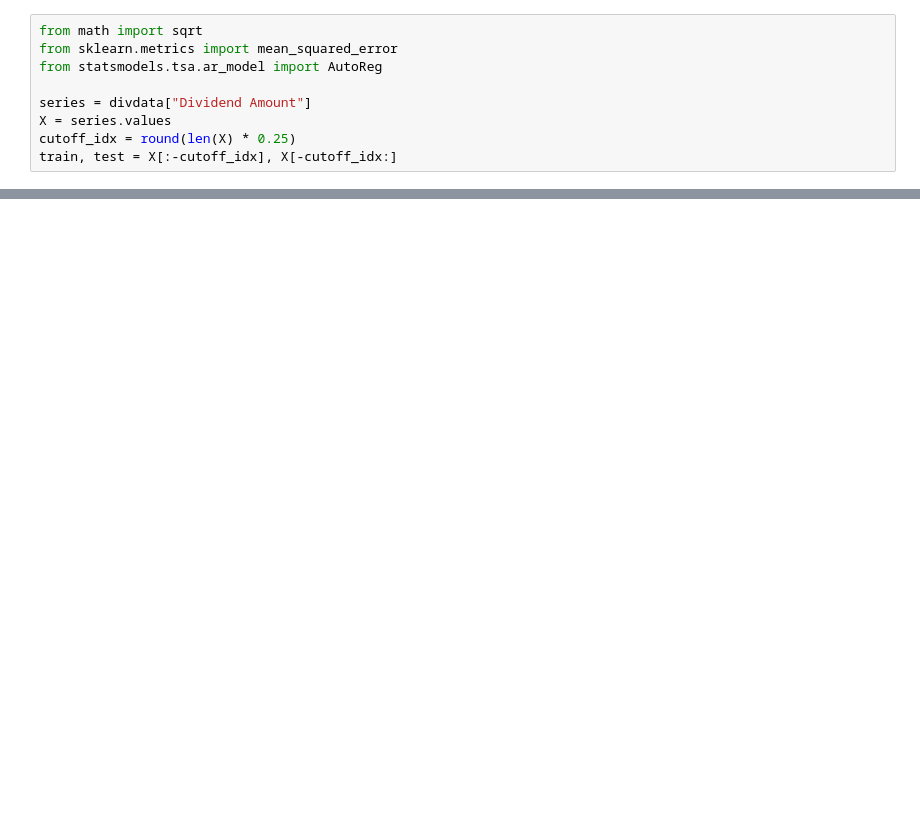
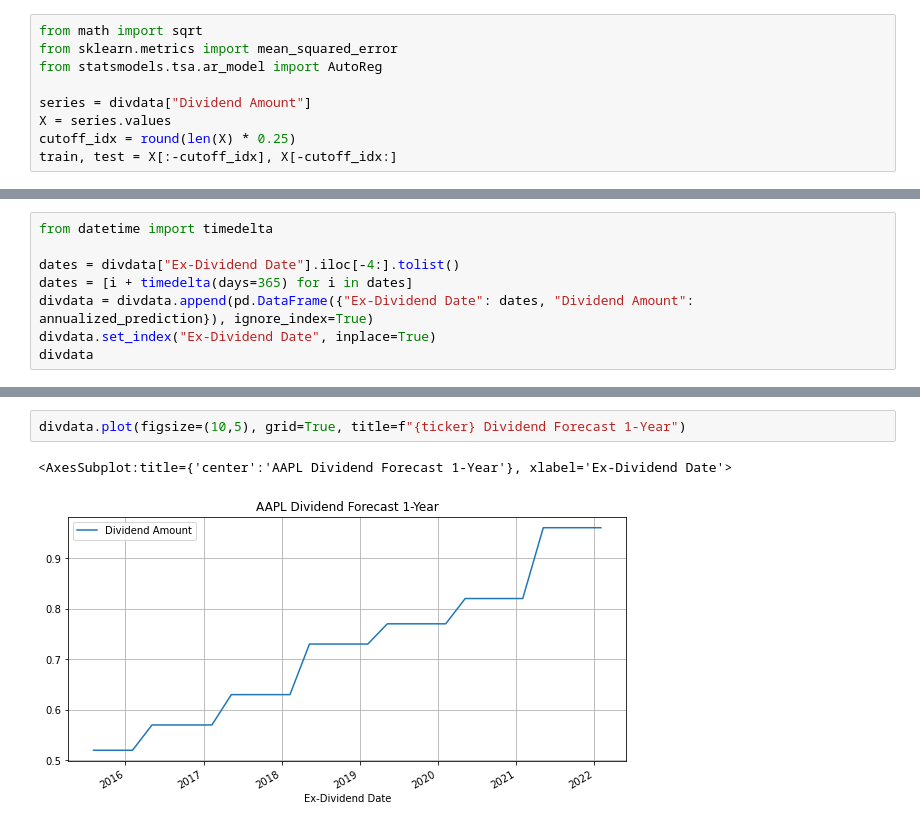
Before and after one commit to leourb/dividend-forecast-model, a Jupyter notebook: Dividend Forecast Model.ipynb, the cells around one changed output, grey strips where cells are left out. Cells and saved outputs as stored; diff of their text form; blank space fills up the shorter version.

Commit message:
Updated with charts

```diff
--- a/Dividend Forecast Model.ipynb
+++ b/Dividend Forecast Model.ipynb
@@ -214,0 +216,8 @@ annualized_prediction
+# %%
+from datetime import timedelta
+
+dates = divdata["Ex-Dividend Date"].iloc[-4:].tolist()
+dates = [i + timedelta(days=365) for i in dates]
+divdata = divdata.append(pd.DataFrame({"Ex-Dividend Date": dates, "Dividend Amount": annualized_prediction}), ignore_index=True)
+divdata.set_index("Ex-Dividend Date", inplace=True)
+divdata
@@ -214,0 +243,5 @@ annualized_prediction
+# %%
+divdata.plot(figsize=(10,5), grid=True, title=f"{ticker} Dividend Forecast 1-Year")
+# %% [output]
+<AxesSubplot:title={'center':'AAPL Dividend Forecast 1-Year'}, xlabel='Ex-Dividend Date'>
+[figure, added]
```
Also changed, not shown: parts of 6 cells of this notebook.
